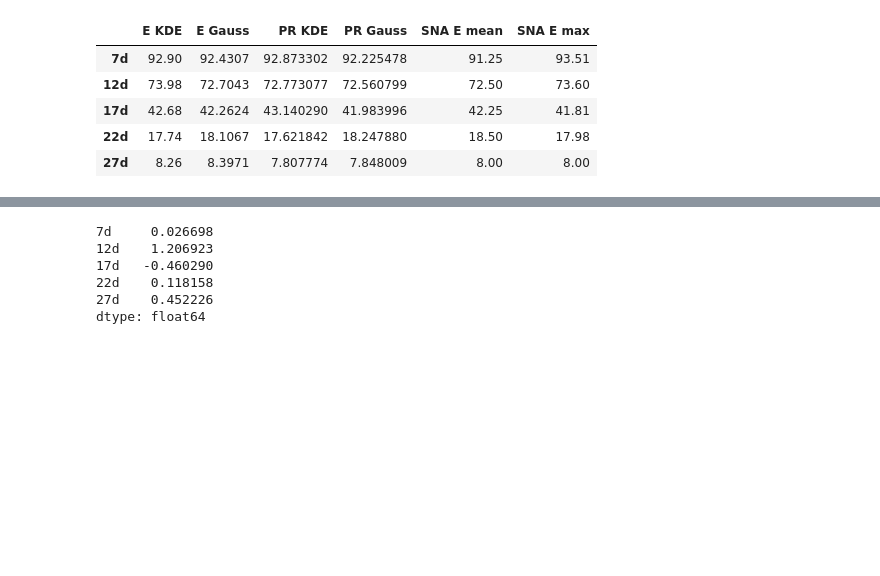
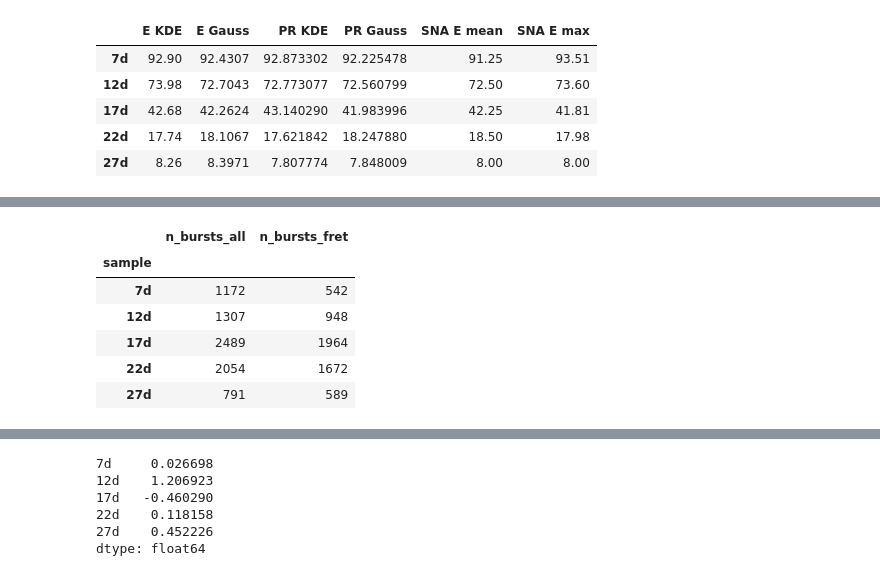
Before and after one commit to tritemio/multispot_paper, a Jupyter notebook: out_notebooks/usALEX - Corrections - Direct excitation physical parameter-out.ipynb, the cells around one changed output, grey strips where cells are left out. Cells and saved outputs as stored; diff of their text form; code cells hidden in the pictures; blank space fills up the shorter version.

```diff
--- a/out_notebooks/usALEX - Corrections - Direct excitation physical parameter-out.ipynb
+++ b/out_notebooks/usALEX - Corrections - Direct excitation physical parameter-out.ipynb
@@ -416,0 +452,11 @@ plt.gca().xaxis.set_visible(False)
+# %%
+nbursts = data_corr[['n_bursts_all', 'n_bursts_fret']]
+nbursts
+# %% [output]
+|  | n_bursts_all | n_bursts_fret |
+| sample |  |  |
+| 7d | 1172 | 542 |
+| 12d | 1307 | 948 |
+| 17d | 2489 | 1964 |
+| 22d | 2054 | 1672 |
+| 27d | 791 | 589 |
```
Also changed, not shown: parts of 15 cells of this notebook, 48 other files.
